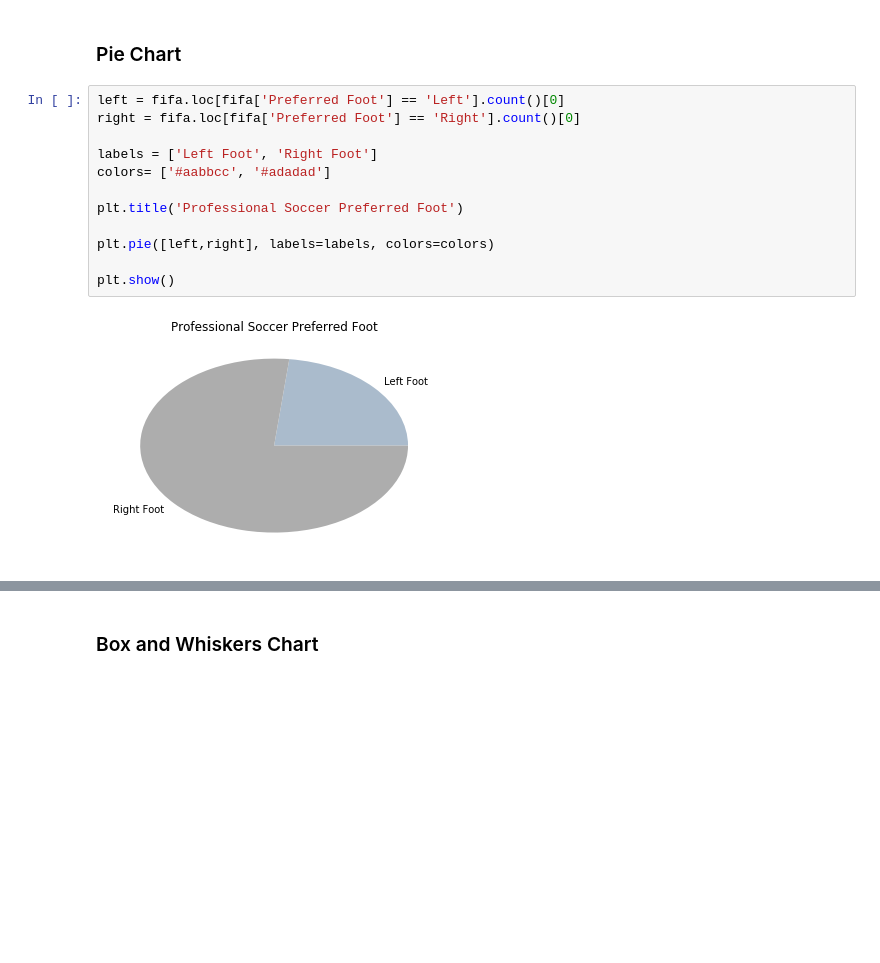
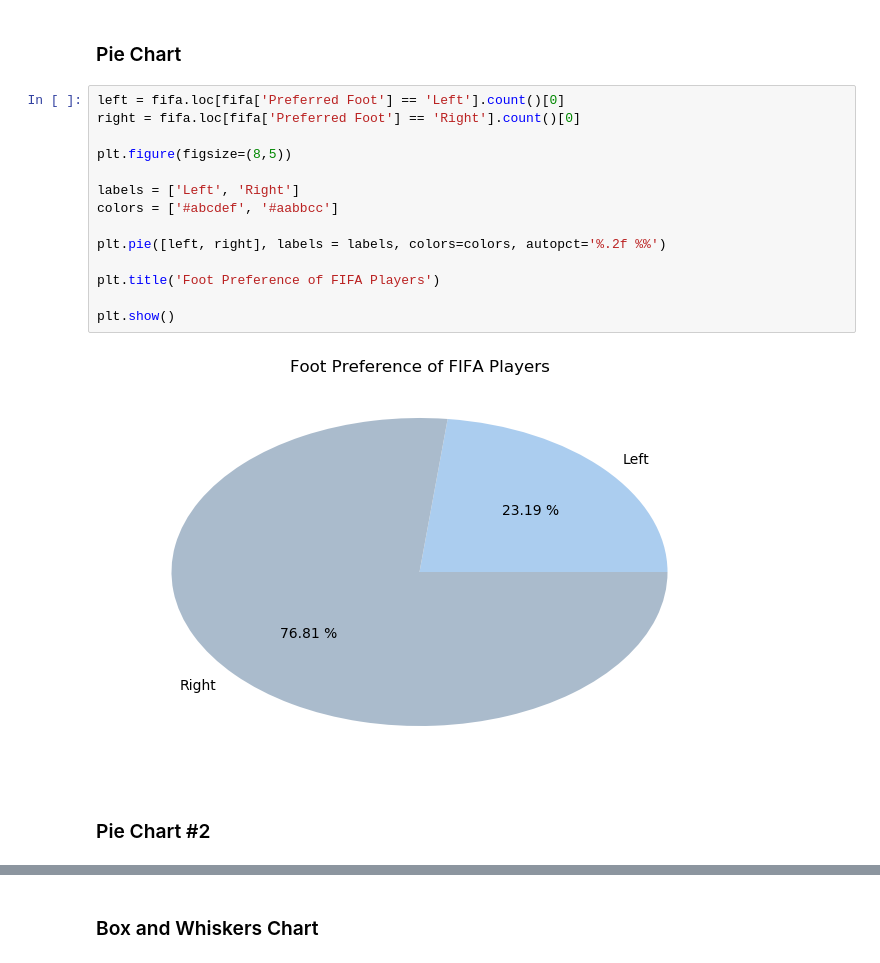
Before and after one commit to KeithGalli/matplotlib_tutorial, a Jupyter notebook: Matplotlib Tutorial.ipynb, the cells around one changed output, grey strips where cells are left out. Saved outputs shown, nothing was run; the diff lists cells and outputs as text; blank space fills up the shorter version.

```diff
--- a/Matplotlib Tutorial.ipynb
+++ b/Matplotlib Tutorial.ipynb
@@ -117,17 +147,21 @@ plt.show()
 # %%
 left = fifa.loc[fifa['Preferred Foot'] == 'Left'].count()[0]
 right = fifa.loc[fifa['Preferred Foot'] == 'Right'].count()[0]
 
-labels = ['Left Foot', 'Right Foot']
-colors= ['#aabbcc', '#adadad']
+plt.figure(figsize=(8,5))
 
-plt.title('Professional Soccer Preferred Foot')
+labels = ['Left', 'Right']
+colors = ['#abcdef', '#aabbcc']
 
-plt.pie([left,right], labels=labels, colors=colors)
+plt.pie([left, right], labels = labels, colors=colors, autopct='%.2f %%')
+
+plt.title('Foot Preference of FIFA Players')
 
 plt.show()
 # %% [output]
-[figure, old version]
+[figure, new version]
+# %% [markdown]
+### Pie Chart #2
 # %%
 plt.figure(figsize=(8,5), dpi=100)
 
```
Also changed, not shown: parts of 9 cells of this notebook.
